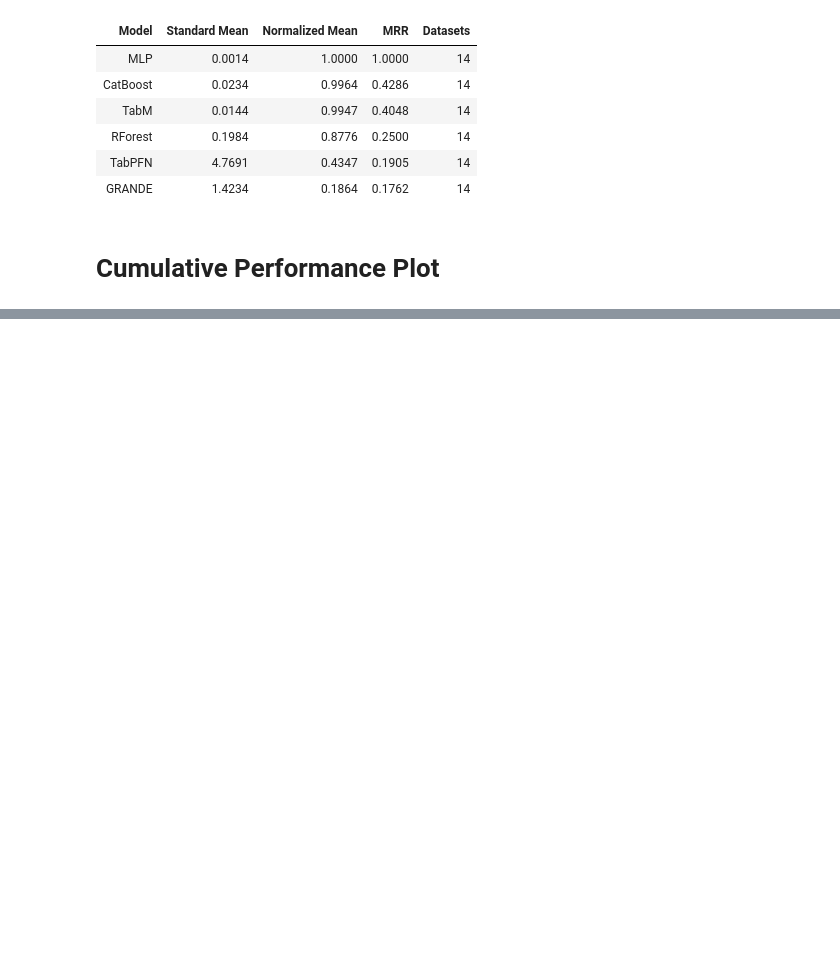
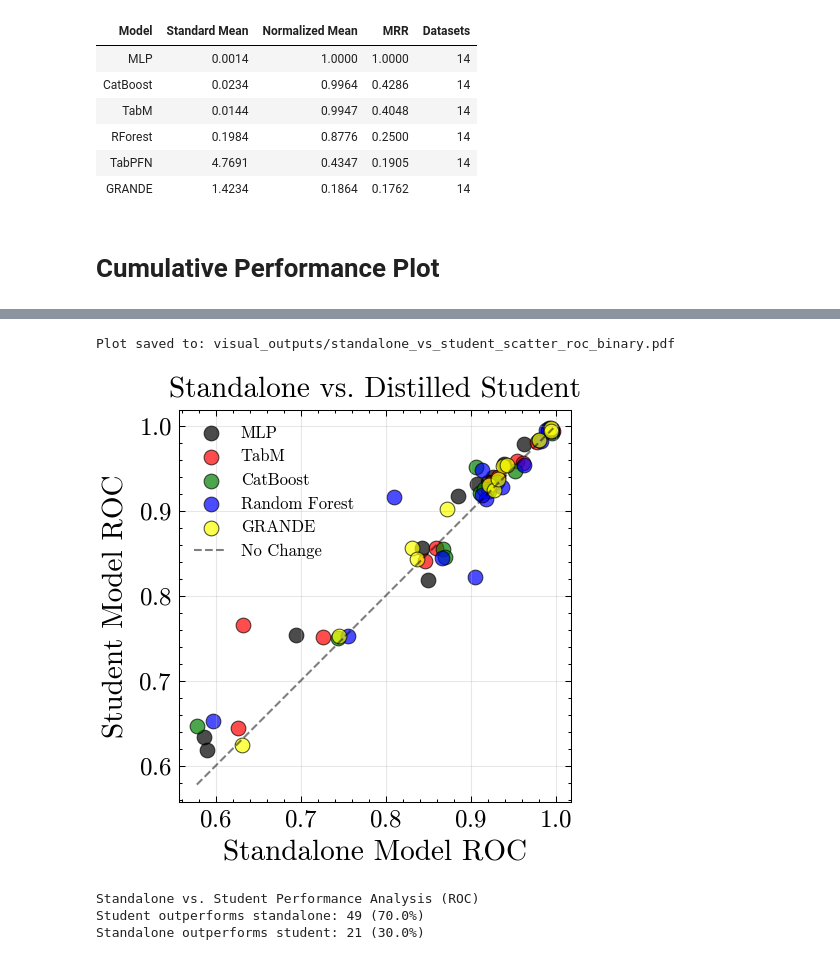
Before and after one commit to RaiiZen1/master-projectV2, a Jupyter notebook: notebooks/results_analysis.ipynb, the cells around one changed output, grey strips where cells are left out. Cells and saved outputs as stored; diff of their text form; code cells hidden in the pictures; blank space fills up the shorter version.

```diff
--- a/notebooks/results_analysis.ipynb
+++ b/notebooks/results_analysis.ipynb
@@ -848,0 +1202,11 @@ Model Contributions to Optimal Achievements:
+# %%
+create_standalone_vs_student_scatter(metric='roc',
+                                     task_filter='binary',
+                                     save_path='visual_outputs'
+                                     )
+# %% [output]
+Plot saved to: visual_outputs/standalone_vs_student_scatter_roc_binary.pdf
+[figure, added]
+Standalone vs. Student Performance Analysis (ROC)
+Student outperforms standalone: 49 (70.0%)
+Standalone outperforms student: 21 (30.0%)
```
Also changed, not shown: parts of 9 cells of this notebook, 2 other files.
